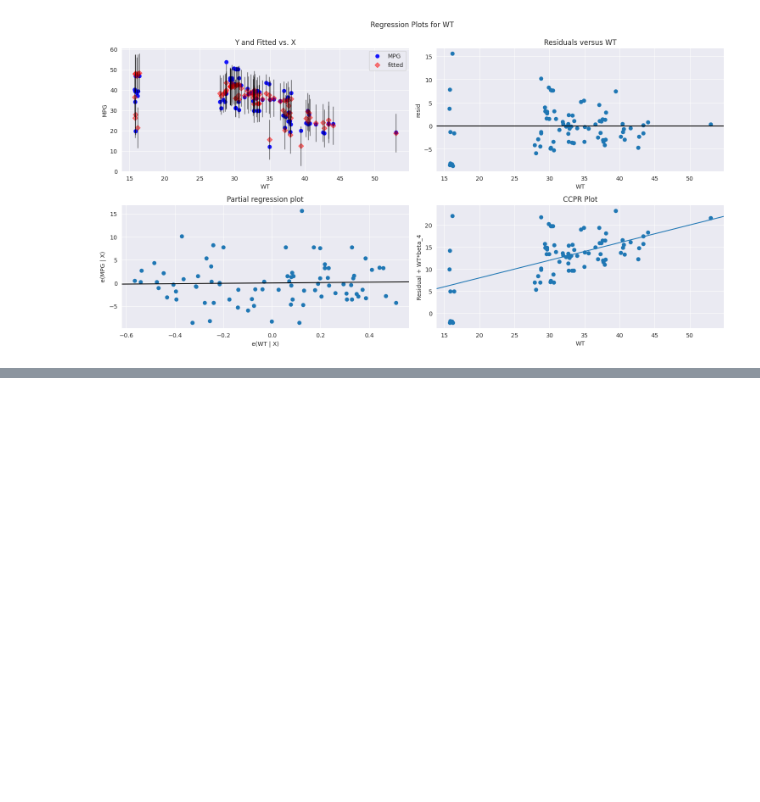
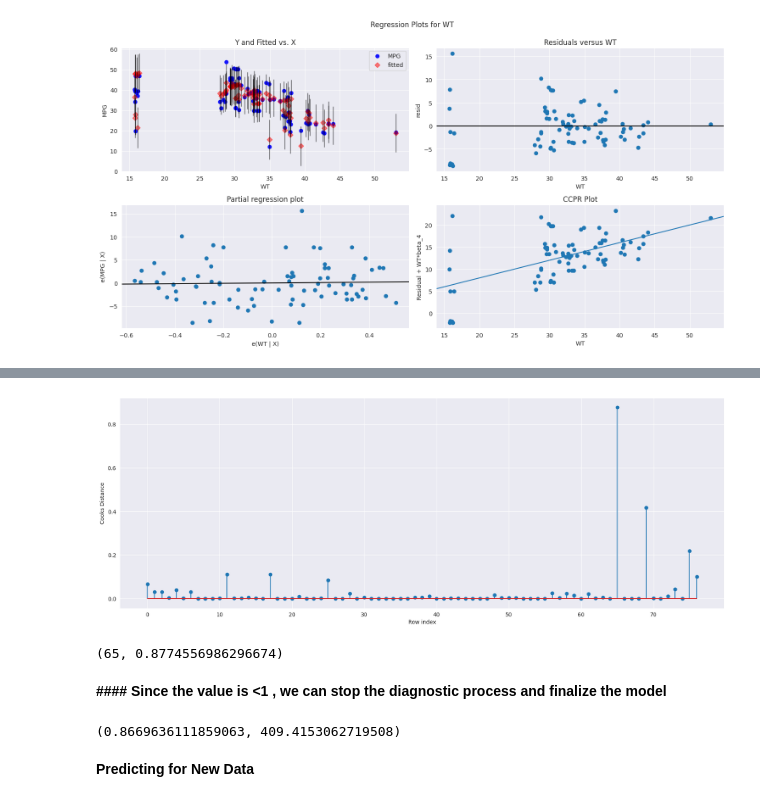
Before and after one commit to PrashAI/myprojectr, a Jupyter notebook: Multiple_Linear_Regression_Model.ipynb, the cells around one changed output, grey strips where cells are left out. Saved outputs shown, nothing was run; the diff lists cells and outputs as text; code cells hidden in the pictures; blank space fills up the shorter version.

```diff
--- a/Multiple_Linear_Regression_Model.ipynb
+++ b/Multiple_Linear_Regression_Model.ipynb
@@ -190,0 +322,4 @@ plt.show()
+# %%
+car3=car2.reset_index()
+# %%
+car4=car3.drop(['index'],axis=1)
@@ -190,0 +342,20 @@ plt.show()
+# %%
+#Build the model on the new data
+final_ml_V= smf.ols('MPG~VOL+SP+HP',data = car4).fit()
+# %%
+#Again check for influencers
+model_influence_V = final_ml_V.get_influence()
+(c_V, _) = model_influence_V.cooks_distance
+# %%
+fig= plt.subplots(figsize=(20,7))
+plt.stem(np.arange(len(car4)),np.round(c_V,3));
+plt.xlabel('Row index')
+plt.ylabel('Cooks Distance');
+# %% [output]
+[figure, added]
+# %%
+(np.argmax(c_V),np.max(c_V))
+# %% [output]
+(65, 0.8774556986296674)
+# %% [markdown]
+**#### Since the value is <1 , we can stop the diagnostic process and finalize the model**
@@ -190,0 +364,6 @@ plt.show()
+# %%
+(final_ml_V.rsquared,final_ml_V.aic)
+# %% [output]
+(0.8669636111859063, 409.4153062719508)
+# %% [markdown]
+**Predicting for New Data**
```
Also changed, not shown: parts of 35 cells of this notebook.
